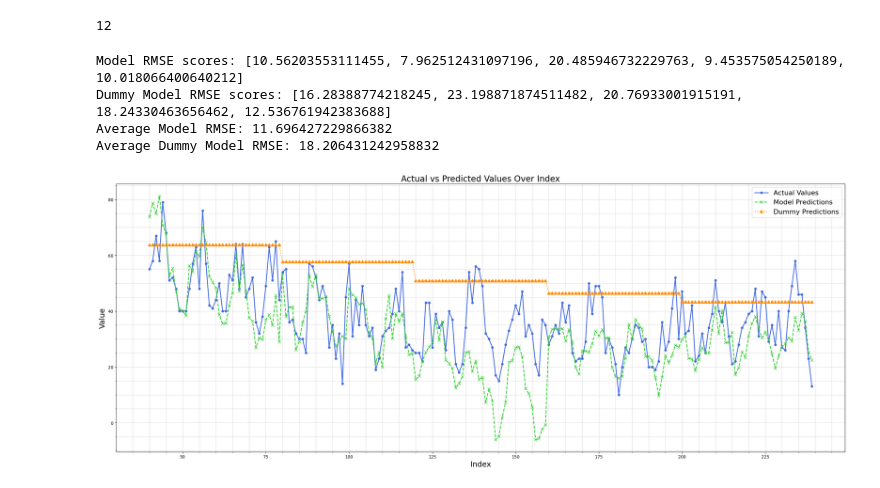
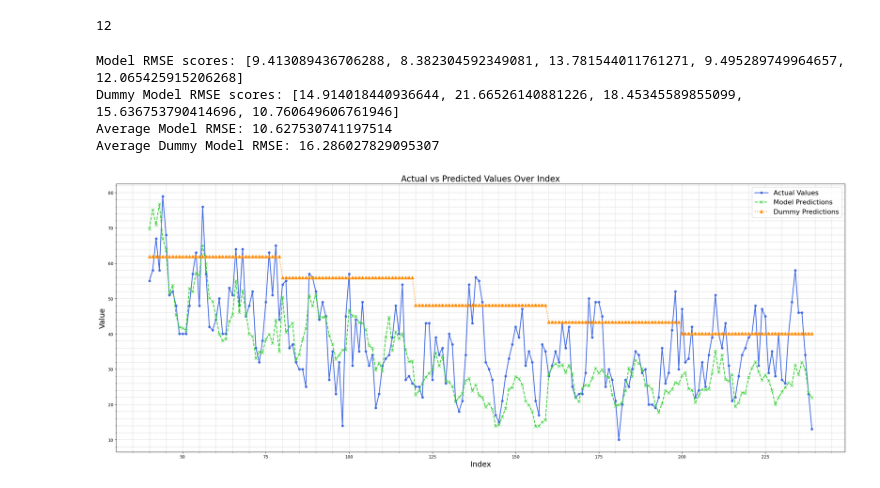
Before and after one commit to HorusLiang/dps-ai-project, a Jupyter notebook: 2_Feature_Expansion_and_Modeling.ipynb, the cells around one changed output. Saved outputs shown, nothing was run; the diff lists cells and outputs as text; code cells hidden in the pictures.

Commit message:
introduce one information: predictions>=0

```diff
--- a/2_Feature_Expansion_and_Modeling.ipynb
+++ b/2_Feature_Expansion_and_Modeling.ipynb
@@ -148,21 +148,23 @@ columns_to_remove=['Category', 'Accident-type', 'Month'] # drop those columns as
 df=df.drop(columns=columns_to_remove, errors='ignore')
 # %%
 def calculate_model_rmse_scores(X, y, model, cv):
-    """Calculates and returns RMSE scores for the actual model."""
+    """Calculates and returns RMSE scores for the actual model with non-negative constraint."""
     rmse_scores = []
     for train_index, test_index in cv.split(X):
         X_train, X_test = X.iloc[train_index], X.iloc[test_index]
         y_train, y_test = y.iloc[train_index], y.iloc[test_index]
-        model.fit(X_train, y_train)
-        rmse_scores.append(mean_squared_error(y_test, model.predict(X_test), squared=False))
+        model.fit(X_train, np.log1p(y_train))  # Use log1p to account for non-negative target
+        predictions = np.expm1(model.predict(X_test))  # Inverse transform with expm1
+        predictions = np.clip(predictions, 0, None)  # Ensure predictions are non-negative
+        rmse_scores.append(mean_squared_error(y_test, predictions, squared=False))
     return rmse_scores
 
 def plot_actual_vs_predicted(indices, actuals, model_predictions, dummy_predictions):
-    """Plots actual vs predicted values."""
+    """Plots actual vs predicted values with non-negative constraint on predictions."""
     plt.figure(figsize=(25, 10))
     plt.plot(indices, actuals, 'o-', color='royalblue', label='Actual Values', linewidth=2, markersize=5)
-    plt.plot(indices, model_predictions, 'x--', color='limegreen', label='Model Predictions', linewidth=2, markersize=7)
-    plt.plot(indices, dummy_predictions, '^:', color='darkorange', label='Dummy Predictions', linewidth=2, markersize=7)
+    plt.plot(indices, np.clip(model_predictions, 0, None), 'x--', color='limegreen', label='Model Predictions', linewidth=2, markersize=7)
+    plt.plot(indices, np.clip(dummy_predictions, 0, None), '^:', color='darkorange', label='Dummy Predictions', linewidth=2, markersize=7)
     plt.grid(True, which='both', linestyle='--', linewidth=0.5)
     plt.minorticks_on()
     plt.title('Actual vs Predicted Values Over Index', fontsize=20)
@@ -170,40 +172,44 @@ def plot_actual_vs_predicted(indices, actuals, model_predictions, dummy_predicti
     plt.ylabel('Value', fontsize=18)
     plt.legend(fontsize=16)
     plt.tight_layout()
     plt.show()
 
 # Initialize models and cross-validation strategy
 tscv = TimeSeriesSplit(n_splits=5)
 model = LinearRegression()
 dummy_model = DummyRegressor(strategy='mean')
 
 # Assuming 'df' is your DataFrame with the 'Value' column as the target
 X, y = df.drop('Value', axis=1), df['Value']
 
 # Calculate RMSE scores and print
 model_rmse = calculate_model_rmse_scores(X, y, model, tscv)
 dummy_rmse = calculate_model_rmse_scores(X, y, dummy_model, tscv)
 print(f"Model RMSE scores: {model_rmse}")
 print(f"Dummy Model RMSE scores: {dummy_rmse}")
 print(f"Average Model RMSE: {np.mean(model_rmse)}")
 print(f"Average Dummy Model RMSE: {np.mean(dummy_rmse)}")
 
-# Collect predictions and plot
+# Collect predictions, apply non-negative constraint, and plot
 actuals, model_preds, dummy_preds, indices = [], [], [], []
 for train_index, test_index in tscv.split(X):
     X_train, X_test = X.iloc[train_index], X.iloc[test_index]
     y_train, y_test = y.iloc[train_index], y.iloc[test_index]
-    model.fit(X_train, y_train)
-    dummy_model.fit(X_train, y_train)
-    model_preds.extend(model.predict(X_test))
-    dummy_preds.extend(dummy_model.predict(X_test))
+    model.fit(X_train, np.log1p(y_train))
+    dummy_model.fit(X_train, np.log1p(y_train))
+    model_preds.extend(np.expm1(model.predict(X_test)))
+    dummy_preds.extend(np.expm1(dummy_model.predict(X_test)))
     actuals.extend(y_test)
     indices.extend(test_index)
 
+# Ensure all predictions are non-negative
+model_preds = np.clip(model_preds, 0, None)
+dummy_preds = np.clip(dummy_preds, 0, None)
+
 plot_actual_vs_predicted(indices, actuals, model_preds, dummy_preds)
 # %% [output]
-Model RMSE scores: [10.56203553111455, 7.962512431097196, 20.485946732229763, 9.453575054250189, 10.018066400640212]
-Dummy Model RMSE scores: [16.28388774218245, 23.198871874511482, 20.76933001915191, 18.24330463656462, 12.536761942383688]
-Average Model RMSE: 11.696427229866382
-Average Dummy Model RMSE: 18.206431242958832
+Model RMSE scores: [9.413089436706288, 8.382304592349081, 13.781544011761271, 9.495289749964657, 12.065425915206268]
+Dummy Model RMSE scores: [14.914018440936644, 21.66526140881226, 18.45345589855099, 15.636753790414696, 10.760649606761946]
+Average Model RMSE: 10.627530741197514
+Average Dummy Model RMSE: 16.286027829095307
-[figure, old version]
+[figure, new version]
```
